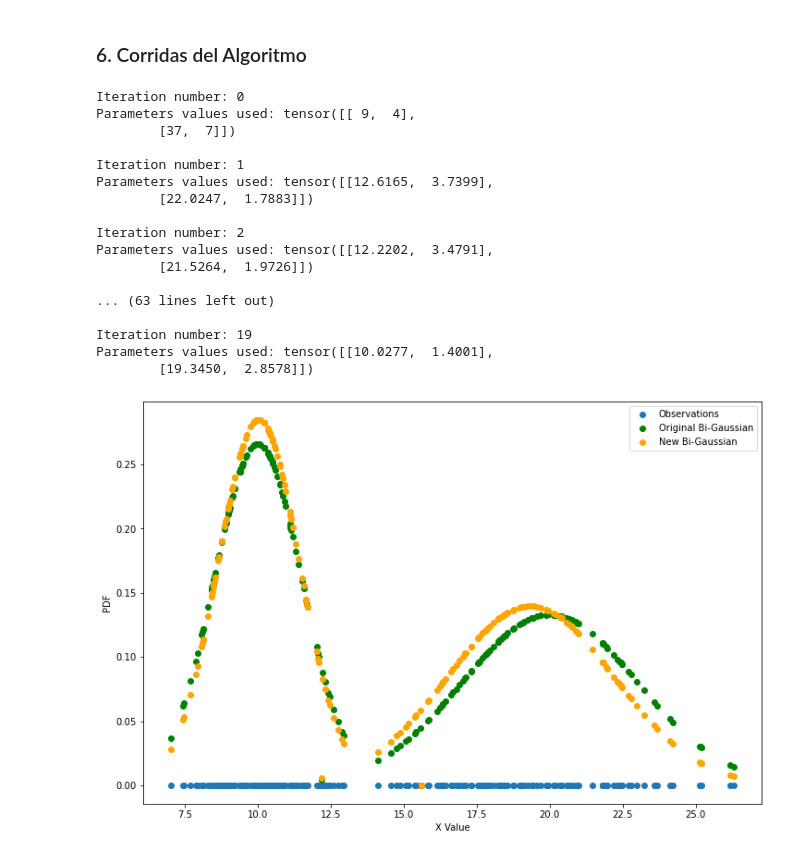
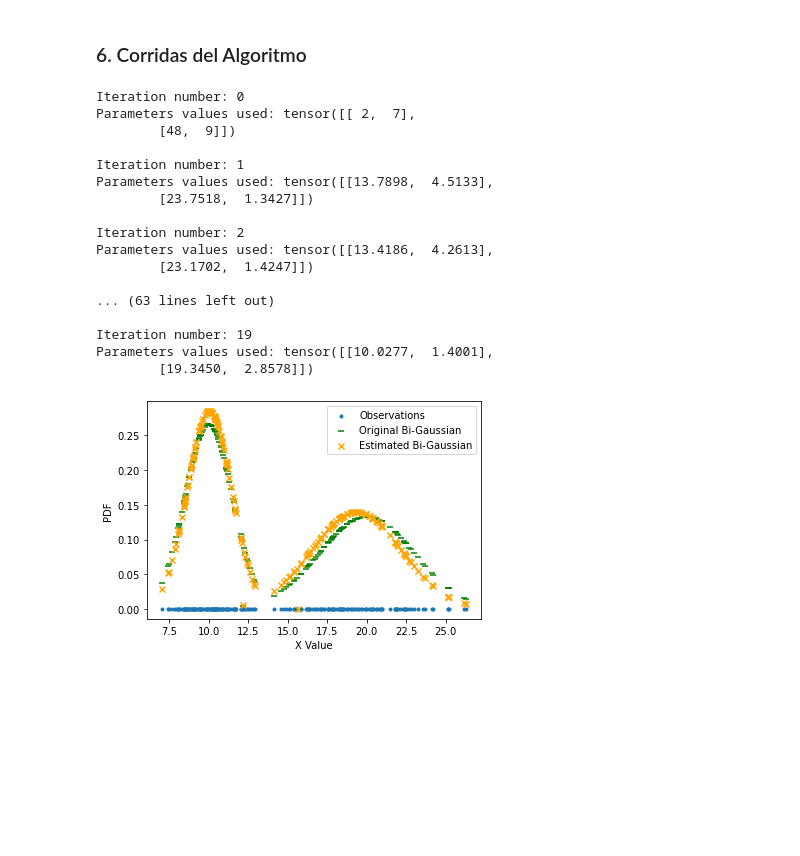
Before and after one commit to Programa-Ciencia-de-Datos/Estadistica_TP0, a Jupyter notebook: TP0_Algoritmo de Maximización de la Esperanza.ipynb, the cells around one changed output. Drawn from its saved outputs; the diff is of its cells as text; code cells hidden in the pictures; blank space fills up the shorter version.

Commit message:
Upload svg and update legend markers

```diff
--- a/TP0_Algoritmo de Maximización de la Esperanza.ipynb
+++ b/TP0_Algoritmo de Maximización de la Esperanza.ipynb
@@ -187,43 +187,44 @@ tensor([[10.0283,  1.4892],
 # %%
 W_parameters = init_random_parameters(K=2, range_mean = [1,50], range_std = [1,10])
 
 for i in range(20):
     print("Iteration number: %s"%i)
     print("Parameters values used: %s\n"%W_parameters)
     new_M = calculate_membership_dataset(X_allSamples,W_parameters)
     W_parameters = recalculate_parameters(X_allSamples,new_M)
 
 # Plot Data
 y = np.zeros_like(X_allSamples)
-plt.figure(figsize=(12,8))
-plt.scatter(X_allSamples, y, label="Observations")
+#plt.figure(figsize=(12,8))
+plt.scatter(X_allSamples, y, marker='.', label="Observations")
 #plt.title('Plotting)
 plt.xlabel('X Value')
 plt.ylabel('PDF')
 
 #Plot densities Functions
-plt.scatter(X1_samples, norm.pdf(X1_samples, 10, 1.5), color="green", label='Original Bi-Gaussian')
-plt.scatter(X2_samples, norm.pdf(X2_samples, 20, 3), color="green")
-plt.scatter(X1_samples, norm.pdf(X1_samples, W_parameters[0,0], W_parameters[0,1]), color='orange', label='New Bi-Gaussian')
-plt.scatter(X2_samples, norm.pdf(X2_samples, W_parameters[1,0], W_parameters[1,1]), color='orange')
+plt.scatter(X1_samples, norm.pdf(X1_samples, 10, 1.5), marker='_', color='green', label='Original Bi-Gaussian')
+plt.scatter(X2_samples, norm.pdf(X2_samples, 20, 3), marker='_', color='green')
+plt.scatter(X1_samples, norm.pdf(X1_samples, W_parameters[0,0], W_parameters[0,1]), marker='x', color='orange', label='Estimated Bi-Gaussian')
+plt.scatter(X2_samples, norm.pdf(X2_samples, W_parameters[1,0], W_parameters[1,1]), marker='x', color='orange')
 plt.legend()
-plt.show()
+#plt.show()
+plt.savefig("EM_plot_1.svg")
 # %% [output]
 Iteration number: 0
-Parameters values used: tensor([[ 9,  4],
-        [37,  7]])
+Parameters values used: tensor([[ 2,  7],
+        [48,  9]])
 
 Iteration number: 1
-Parameters values used: tensor([[12.6165,  3.7399],
-        [22.0247,  1.7883]])
+Parameters values used: tensor([[13.7898,  4.5133],
+        [23.7518,  1.3427]])
 
 Iteration number: 2
-Parameters values used: tensor([[12.2202,  3.4791],
-        [21.5264,  1.9726]])
+Parameters values used: tensor([[13.4186,  4.2613],
+        [23.1702,  1.4247]])
 
 ... (63 lines left out)
 
 Iteration number: 19
 Parameters values used: tensor([[10.0277,  1.4001],
         [19.3450,  2.8578]])
-[figure, old version]
+[figure, new version]
```
Also changed, not shown: 1 other file.
